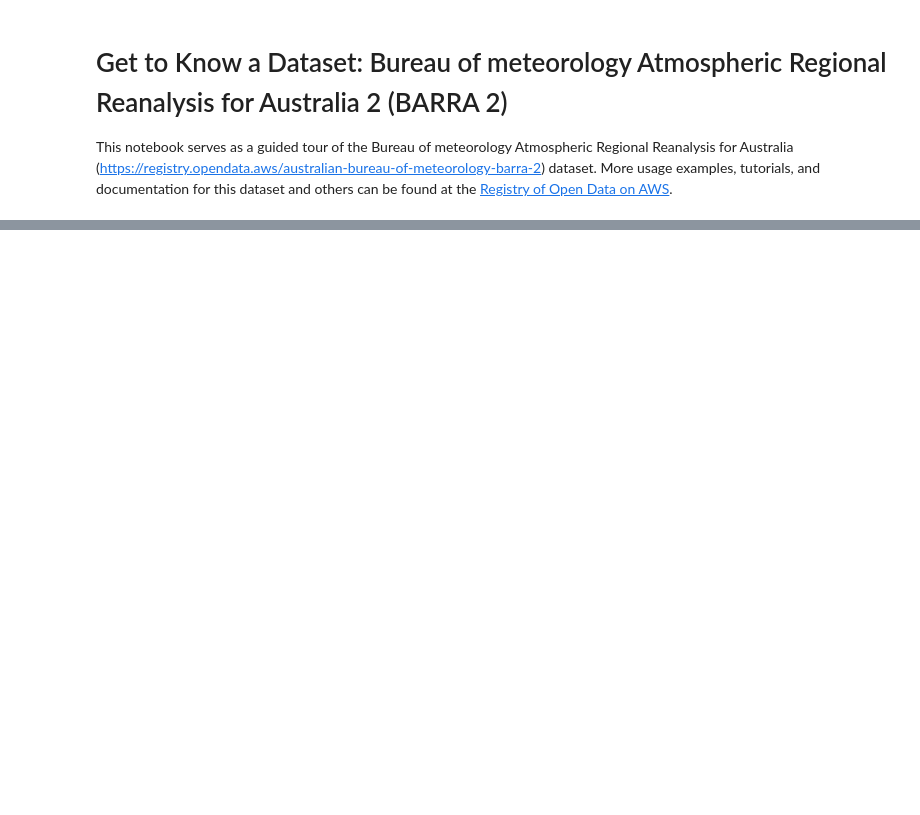
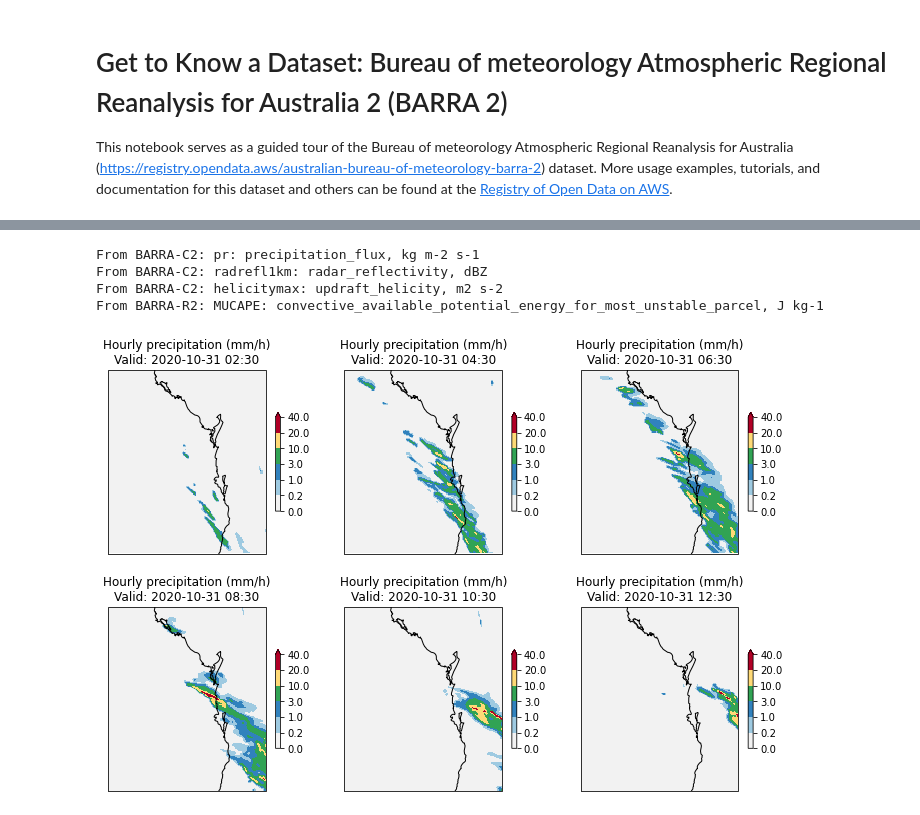
Before and after one commit to xcastagn/open-data-examples, a Jupyter notebook: get-to-know-a-dataset-barra_2.ipynb, the cells around one changed output, grey strips where cells are left out. Saved outputs shown, nothing was run; the diff lists cells and outputs as text; code cells hidden in the pictures; blank space fills up the shorter version.

```diff
--- a/get-to-know-a-dataset-barra_2.ipynb
+++ b/get-to-know-a-dataset-barra_2.ipynb
@@ -84,0 +319,63 @@ The following repository contains Jupyter notebooks, and information to support
+# %%
+# Print their standard name and units
+for model_id in da_list:
+    for variable in da_list[model_id]:
+        print(f"From {model_id}: {variable}: {da_list[model_id][variable].standard_name}, {da_list[model_id][variable].units}")
+# %% [output]
+From BARRA-C2: pr: precipitation_flux, kg m-2 s-1
+From BARRA-C2: radrefl1km: radar_reflectivity, dBZ
+From BARRA-C2: helicitymax: updraft_helicity, m2 s-2
+From BARRA-R2: MUCAPE: convective_available_potential_energy_for_most_unstable_parcel, J kg-1
+# %%
+# Plot precipitation at different times during the event
+valid_times = ['2020-10-31 02:30', '2020-10-31 04:30', '2020-10-31 06:30', '2020-10-31 08:30', '2020-10-31 10:30', '2020-10-31 12:30']
+
+# Define Brisbane domain
+latrange = slice(-30, -23)
+lonrange = slice(149, 155)
+model_id = 'BARRA-C2'
+
+# variable name to plot
+variable = 'pr'
+# figure label
+label = 'Hourly precipitation (mm/h)'
+
+# Define discrete precipitation bins (mm/hr)
+bounds = [0, 0.2, 1, 3, 10, 20, 40]
+# Custom discrete colors (light → heavy)
+colors = [
+    "#f2f2f2",  # 0–0.2 drizzle
+    "#9ecae1",  # 0.2–1 light blue
+    "#3182bd",  # 1–3 blue
+    "#31a354",  # 3–10 green
+    "#fed976",  # 10–40 yellow
+    "#b10026"   # 40–80 dark red (extreme)
+]
+cmap = ListedColormap(colors)
+norm = BoundaryNorm(bounds, ncolors=cmap.N)
+
+fig, axes = plt.subplots(2, 3, figsize=(12, 8), subplot_kw={"projection": ccrs.PlateCarree()})
+
+for ax, valid_time in zip(axes.flat, valid_times):
+    # Subset the data
+    da = da_list[model_id][variable].sel(lat=latrange, lon=lonrange).sel(time=valid_time)
+    # convert from mm/s to mm/h
+    da = da * (60*60)
+    # Plot
+    da.plot(
+        ax=ax,
+        cmap=cmap,
+        norm=norm,
+        extend='max',
+        cbar_kwargs={'shrink': 0.5, 'label':''}
+    )
+
+    # Add coastlines
+    ax.coastlines()
+    # Set the plot domain
+    ax.set_xlim(lonrange.start, lonrange.stop)
+    ax.set_ylim(latrange.start, latrange.stop)
+    # Add title to each subfigure
+    ax.set_title(f"{label}\nValid: {valid_time}")
+# %% [output]
+[figure, added]
```
Also changed, not shown: parts of 23 cells of this notebook.
